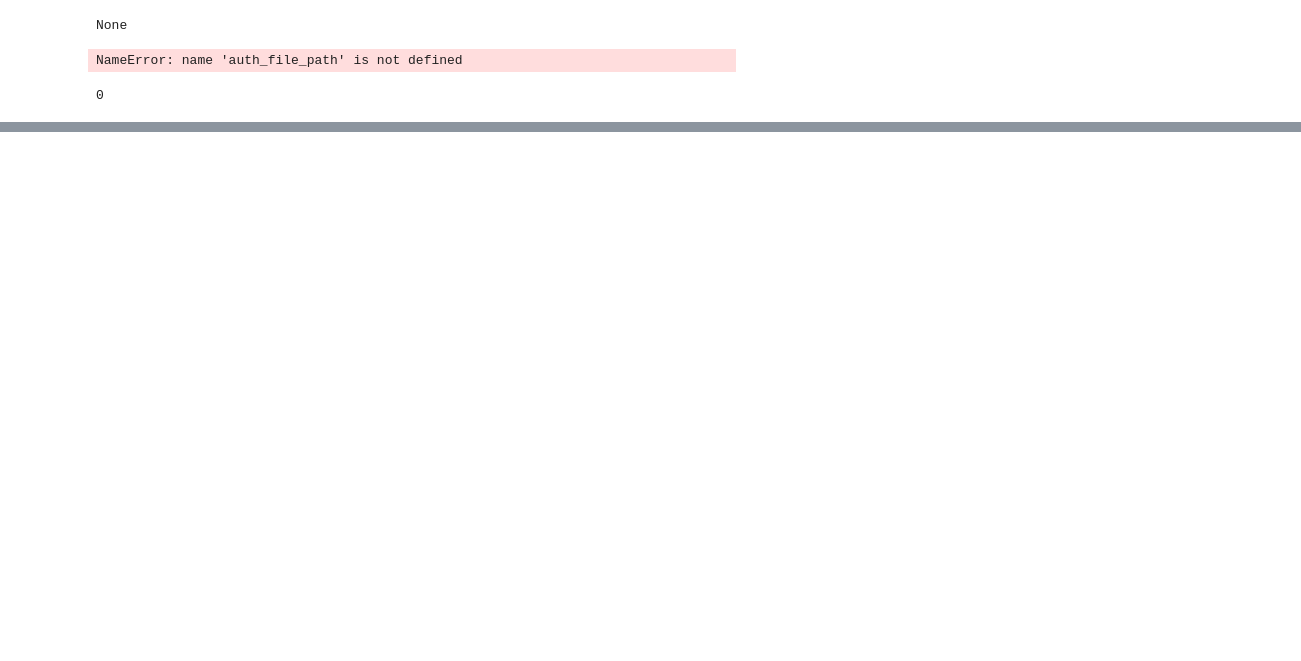
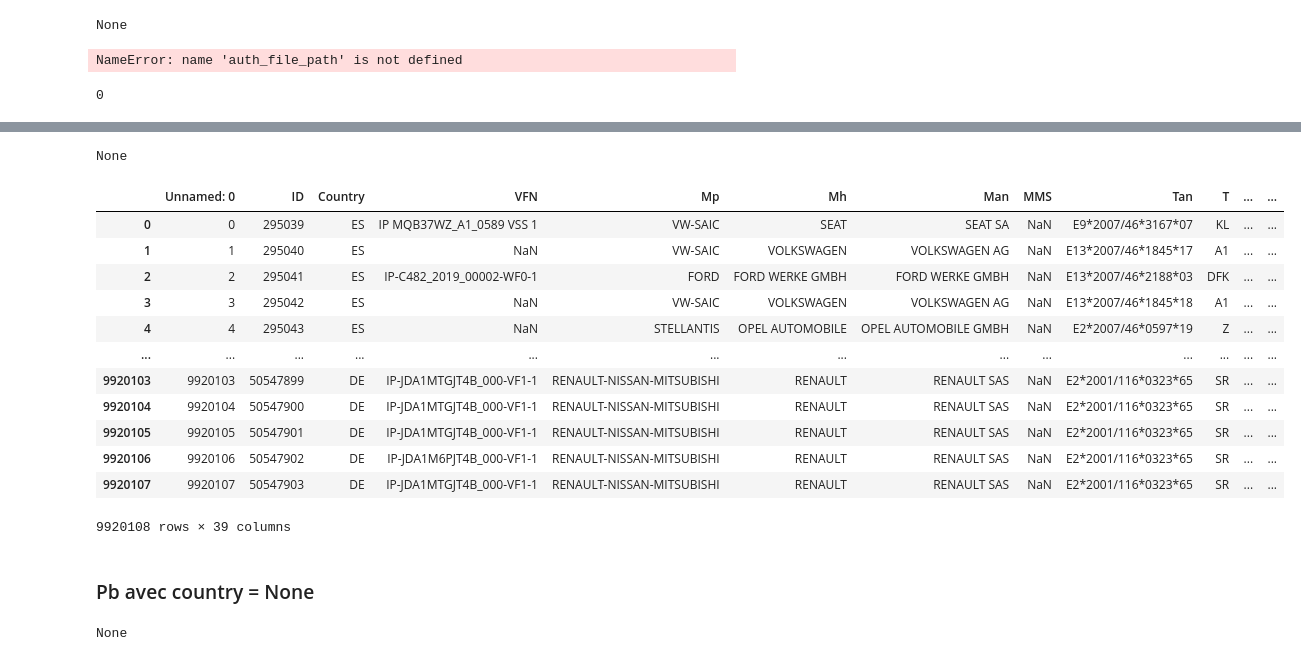
Before and after one commit to MatthieuLeNozach/car-co2-prediction_pre-release, a Jupyter notebook: notebooks/test_ludo_reg_preprocessing_fr-de_2021.ipynb, the cells around one changed output, grey strips where cells are left out. Saved outputs shown, nothing was run; the diff lists cells and outputs as text; code cells hidden in the pictures; blank space fills up the shorter version.

```diff
--- a/notebooks/test_ludo_reg_preprocessing_fr-de_2021.ipynb
+++ b/notebooks/test_ludo_reg_preprocessing_fr-de_2021.ipynb
@@ -147,0 +255,5 @@ PART DE VALEURS MANQUANTES DANS LE JEU DE DONNEES: FR/ALL 2021
+# %%
+countries=['FR', 'DE']
+rem_fuel_consumption=True
+rem_axlewidth=True
+rem_engine_capacity=True
@@ -147,0 +297,38 @@ PART DE VALEURS MANQUANTES DANS LE JEU DE DONNEES: FR/ALL 2021
+# %%
+# Ca ca marche pas avec None
+
+countries2 = None
+print(countries2)
+# def select_countries(df, countries:list):
+def select_countries(df, countries=countries2):
+    return df[df['Country'].isin(countries)]
+
+df
+# %% [output]
+None
+|  | Unnamed: 0 | ID | Country | VFN | Mp | Mh | Man | MMS | Tan | T | ... | ... |
+| 0 | 0 | 295039 | ES | IP MQB37WZ_A1_0589 VSS 1 | VW-SAIC | SEAT | SEAT SA | NaN | E9*2007/46*3167*07 | KL | ... | ... |
+| 1 | 1 | 295040 | ES | NaN | VW-SAIC | VOLKSWAGEN | VOLKSWAGEN AG | NaN | E13*2007/46*1845*17 | A1 | ... | ... |
+| 2 | 2 | 295041 | ES | IP-C482_2019_00002-WF0-1 | FORD | FORD WERKE GMBH | FORD WERKE GMBH | NaN | E13*2007/46*2188*03 | DFK | ... | ... |
+| 3 | 3 | 295042 | ES | NaN | VW-SAIC | VOLKSWAGEN | VOLKSWAGEN AG | NaN | E13*2007/46*1845*18 | A1 | ... | ... |
+| 4 | 4 | 295043 | ES | NaN | STELLANTIS | OPEL AUTOMOBILE | OPEL AUTOMOBILE GMBH | NaN | E2*2007/46*0597*19 | Z | ... | ... |
+| ... | ... | ... | ... | ... | ... | ... | ... | ... | ... | ... | ... | ... |
+| 9920103 | 9920103 | 50547899 | DE | IP-JDA1MTGJT4B_000-VF1-1 | RENAULT-NISSAN-MITSUBISHI | RENAULT | RENAULT SAS | NaN | E2*2001/116*0323*65 | SR | ... | ... |
+| 9920104 | 9920104 | 50547900 | DE | IP-JDA1MTGJT4B_000-VF1-1 | RENAULT-NISSAN-MITSUBISHI | RENAULT | RENAULT SAS | NaN | E2*2001/116*0323*65 | SR | ... | ... |
+| 9920105 | 9920105 | 50547901 | DE | IP-JDA1MTGJT4B_000-VF1-1 | RENAULT-NISSAN-MITSUBISHI | RENAULT | RENAULT SAS | NaN | E2*2001/116*0323*65 | SR | ... | ... |
+| 9920106 | 9920106 | 50547902 | DE | IP-JDA1M6PJT4B_000-VF1-1 | RENAULT-NISSAN-MITSUBISHI | RENAULT | RENAULT SAS | NaN | E2*2001/116*0323*65 | SR | ... | ... |
+| 9920107 | 9920107 | 50547903 | DE | IP-JDA1MTGJT4B_000-VF1-1 | RENAULT-NISSAN-MITSUBISHI | RENAULT | RENAULT SAS | NaN | E2*2001/116*0323*65 | SR | ... | ... |
+9920108 rows × 39 columns
+# %% [markdown]
+### Pb avec country = None
+# %%
+# Ca ca marche avex None
+
+# countries=['FR', 'DE']
+countries = None
+print(countries)
+
+if countries is not None:
+    df = df[df['Country'].isin(countries)]
+# %% [output]
+None
```
Also changed, not shown: parts of 33 cells of this notebook, 1 other file.
